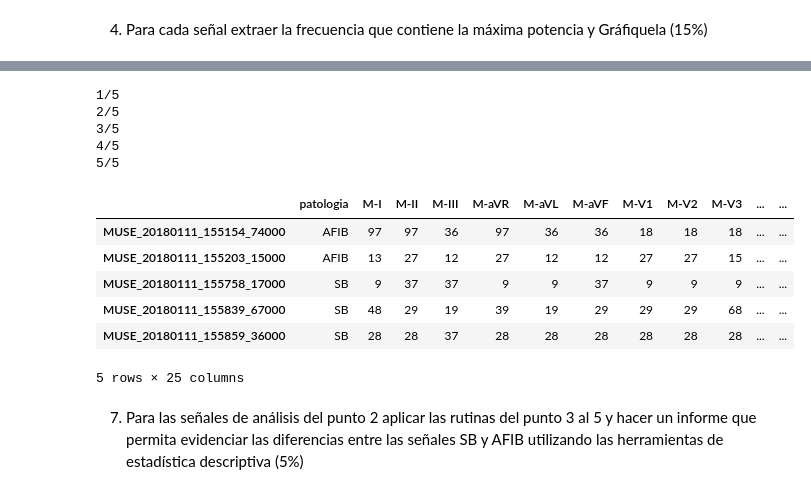
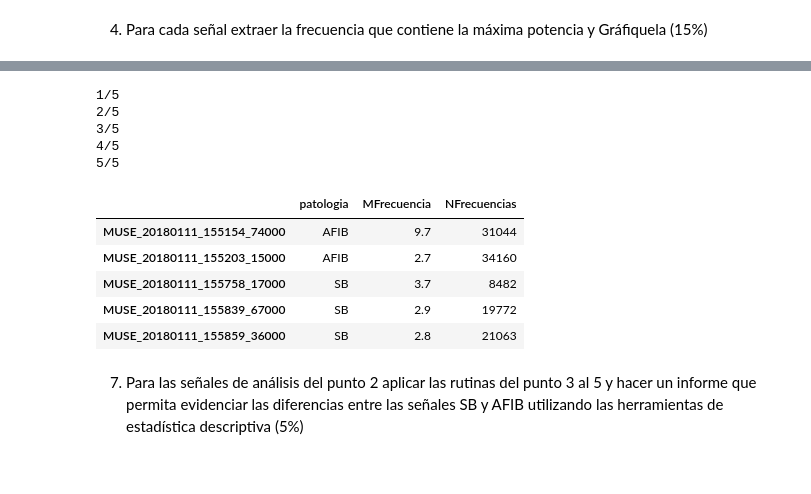
Before and after one commit to AndresBanquezBio/Biosenales, a Jupyter notebook: Proyectos/Proyecto_2/Proyecto2_AndresBanquez_MelinaVillada.ipynb, the cells around one changed output, grey strips where cells are left out. Cells and saved outputs as stored; diff of their text form; code cells hidden in the pictures.

```diff
--- a/Proyectos/Proyecto_2/Proyecto2_AndresBanquez_MelinaVillada.ipynb
+++ b/Proyectos/Proyecto_2/Proyecto2_AndresBanquez_MelinaVillada.ipynb
@@ -94,6 +91,6 @@ def compress(timeseries: np.ndarray) -> np.ndarray:
 # %% [markdown]
 * 3.2 Power Spectral analysis
 # %%
-dff = pd.read_csv(f'{ruta}/{os.listdir(ruta)[0]}',delimiter=',',names=['I', 'II', 'III', 'aVR', 'aVL', 'aVF', 'V1', 'V2', 'V3', 'V4', 'V5', 'V6'])
+dff = pd.read_csv(f'{ruta}/{os.listdir(ruta)[0]}',delimiter=',',names=['I', 'II', 'III', 'aVR', 'aVL', 'aVF', 'V1', 'V2', 'V3', 'V4', 'V5', 'V6'])['II']
 dff.head()
 # %% [output]
@@ -136,23 +138,23 @@ def Bicoherence(timeseries: np.ndarray, largo_segmento: int) -> np.ndarray:
   """
   bispectro, nsegmentos = Bispectrum(timeseries, largo_segmento)
   bicoherence = np.zeros((bispectro.shape[0], bispectro.shape[1]), dtype = complex)
-  bicoherence[:, :] = bispectro / (np.abs(bispectro) + 1e-10)
+  bicoherence[:, :] = bispectro / (np.abs(bispectro))
 
 
   bicoherence_simetric = np.zeros((bicoherence.shape[0], bicoherence.shape[1]), dtype = float)
   # Se aplica simetria
   for f1 in range(bicoherence.shape[0]):
-    for f2 in range(f1, bicoherence.shape[1]-f1):
-      bicoherence_simetric[f1, f2] = bicoherence[f1, f2]
+    bicoherence_simetric[f1, f1:bicoherence.shape[1]-f1] = bicoherence[f1, f1:bicoherence.shape[1]-f1]
+
 
   return np.abs(bicoherence_simetric), nsegmentos
 
-sol, nsegmentos = Bicoherence(detrend(dff).apply(compress)['I'].to_numpy(), 256)
+sol, nsegmentos = Bicoherence(dff, 1000)
 plt.imshow(np.abs(sol), aspect = 'auto', origin = 'lower')
 plt.colorbar(label = 'Magnitud')
 plt.ylim([-0.5, sol.shape[1]/2+0.5])
-plt.xlabel('Frecuencia')
-plt.ylabel('Frecuencia')
+plt.xlabel('Particiones')
+plt.ylabel('Particiones')
 plt.title('Bicoherencia')
 plt.show()
 # %% [output]
@@ -206,19 +187,14 @@ extractNGraph((detrend(pd.read_csv(os.path.join(ruta, os.listdir(ruta)[256]), na
 # %% [markdown]
 5. Para cada señal sumar el número de frecuencias que son significativas para bicoherencia (cuales tienen un valor superior a ![image.png](attachment:image.png) (20%)
 # %%
-def sumaFreqs(data: pd.DataFrame, lengthSegmentos: int) -> dict[float]:
+def sumaFreqs(timeseries: np.ndarray, lengthSegmentos: int) -> int:
     '''
-        Recibe un DataFrame y longitud de los segmentos para posteriormente retornar
-        un diccionario con el numero de valores cuya frecuencia es significativa
-        por cada canal.
+        Recibe un numpy array y longitud de los segmentos para posteriormente retornar
+        un valor entero que da el numero de valores de frecuencia que son importantes
+        para la bicoherencia.
     '''
-    valores = {}
-    for column in data.columns:
-        senal = data[column]
-        B, N = Bicoherence(senal, lengthSegmentos)
-        valores[f'S-{column}'] = np.sum(B > np.sqrt(9.2/(2*N)))
+    B, N = Bicoherence(timeseries, lengthSegmentos)
+    return {'NFrecuencias' : np.sum(B > np.sqrt(9.2/(2*N)))}
 
-    return valores
-
-sumaFreqs(dff, 100)
+sumaFreqs(dff, 1000)
 # %% [output]
@@ -239,41 +204,40 @@ sumaFreqs(dff, 100)
 
 ![image-2.png](attachment:image-2.png)
 # %%
-dataframe = pd.DataFrame(columns=['patologia', 'M-I', 'M-II', 'M-III', 'M-aVR', 'M-aVL', 'M-aVF', 'M-V1', 'M-V2', 'M-V3', 'M-V4', 'M-V5', 'M-V6', 'S-I', 'S-II', 'S-III', 'S-aVR', 'S-aVL', 'S-aVF', 'S-V1', 'S-V2', 'S-V3', 'S-V4', 'S-V5', 'S-V6'])
+dataframe = pd.DataFrame(columns=['patologia', 'MFrecuencia', 'NFrecuencias'])
 def FullDF(lista: list[str], n: int = 5):
     a = 0
     for i in lista:
-        csv = detrend(pd.read_csv(os.path.join(ruta, i), names=['I', 'II', 'III', 'aVR', 'aVL', 'aVF', 'V1', 'V2', 'V3', 'V4', 'V5', 'V6']))
+        csv = sis.detrend(compress(sis.detrend(pd.read_csv(os.path.join(ruta, i), names=['I', 'II', 'III', 'aVR', 'aVL', 'aVF', 'V1', 'V2', 'V3', 'V4', 'V5', 'V6'])['II'])))
         row = diagnostics_df[diagnostics_df.FileName == i.split('.')[0]]
         name = row.FileName.to_numpy()[0]
         patologia = row.Rhythm.to_numpy()[0]
         maximos = extractNGraph(csv, graph = False)
         sumas = sumaFreqs(csv, 500)
         total = {
             'patologia': patologia
         }
         total.update(maximos)
         total.update(sumas)
         dataframe.loc[name] = total
         a+=1
         print(f'{a}/{n}')
         if a == n:
             return dataframe
 listaa = os.listdir(ruta)
 FullDF(listaa)
 # %% [output]
 1/5
 2/5
 3/5
 4/5
 5/5
-|  | patologia | M-I | M-II | M-III | M-aVR | M-aVL | M-aVF | M-V1 | M-V2 | M-V3 | ... | ... |
-| MUSE_20180111_155154_74000 | AFIB | 97 | 97 | 36 | 97 | 36 | 36 | 18 | 18 | 18 | ... | ... |
-| MUSE_20180111_155203_15000 | AFIB | 13 | 27 | 12 | 27 | 12 | 12 | 27 | 27 | 15 | ... | ... |
-| MUSE_20180111_155758_17000 | SB | 9 | 37 | 37 | 9 | 9 | 37 | 9 | 9 | 9 | ... | ... |
-| MUSE_20180111_155839_67000 | SB | 48 | 29 | 19 | 39 | 19 | 29 | 29 | 29 | 68 | ... | ... |
-| MUSE_20180111_155859_36000 | SB | 28 | 28 | 37 | 28 | 28 | 28 | 28 | 28 | 28 | ... | ... |
+|  | patologia | MFrecuencia | NFrecuencias |
+| MUSE_20180111_155154_74000 | AFIB | 9.7 | 31044 |
+| MUSE_20180111_155203_15000 | AFIB | 2.7 | 34160 |
+| MUSE_20180111_155758_17000 | SB | 3.7 | 8482 |
+| MUSE_20180111_155839_67000 | SB | 2.9 | 19772 |
+| MUSE_20180111_155859_36000 | SB | 2.8 | 21063 |
-5 rows × 25 columns
 # %% [markdown]
 7. Para las señales de análisis del punto 2 aplicar las rutinas del punto 3 al 5 y hacer un informe que permita evidenciar las diferencias entre las señales SB y AFIB utilizando las herramientas de estadística descriptiva (5%)
 # %%
```
Also changed, not shown: parts of 17 cells of this notebook, 1 other file.
